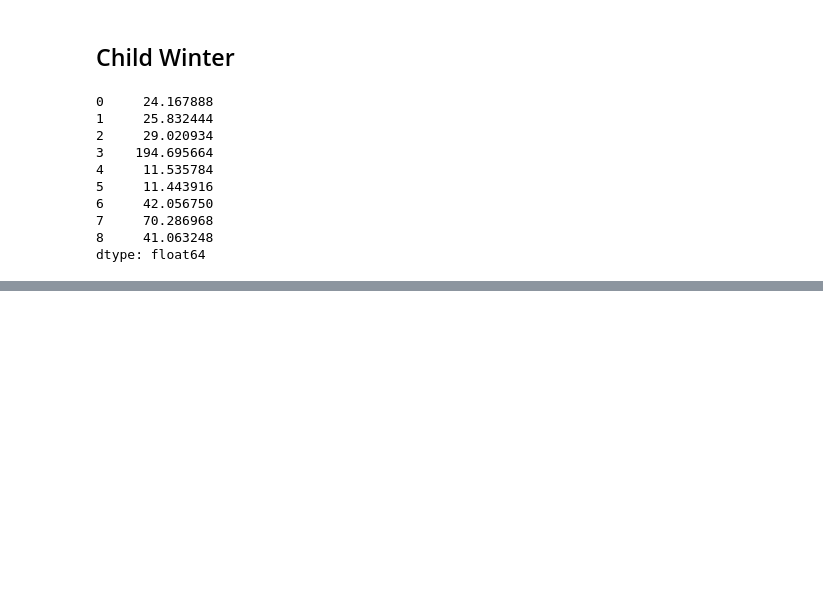
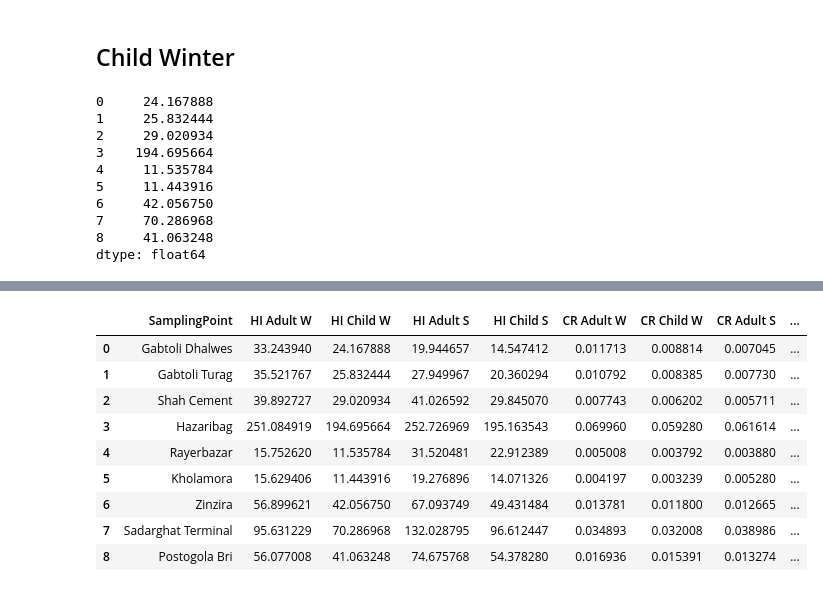
Before and after one commit to rakibhhridoy/OnGoingStudy, a Jupyter notebook: Buriganga/HealthRiskAssesment.ipynb, the cells around one changed output, grey strips where cells are left out. Saved outputs shown, nothing was run; the diff lists cells and outputs as text; code cells hidden in the pictures; blank space fills up the shorter version.

Commit message:
HealthRisk ++

```diff
--- a/Buriganga/HealthRiskAssesment.ipynb
+++ b/Buriganga/HealthRiskAssesment.ipynb
@@ -1249,8 +1276,8 @@ hq_derm = pd.DataFrame(data = {
 )
 
 hi = hq_derm + hq_ing
-hi = hi.sum(axis=1)
-hi
+hiwa = hi.sum(axis=1)
+hiwa
 # %% [output]
 0     33.243940
 1     35.521767
@@ -1370,8 +1600,8 @@ hq_derm = pd.DataFrame(data = {
 )
 
 hi = hq_derm + hq_ing
-hi = hi.sum(axis=1)
-hi
+hisa = hi.sum(axis=1)
+hisa
 # %% [output]
 0     19.944657
 1     27.949967
@@ -1491,8 +1818,8 @@ hq_derm = pd.DataFrame(data = {
 )
 
 hi = hq_derm + hq_ing
-hi = hi.sum(axis=1)
-hi
+hisc = hi.sum(axis=1)
+hisc
 # %% [output]
 0     14.547412
 1     20.360294
@@ -1612,8 +2036,8 @@ hq_derm = pd.DataFrame(data = {
 )
 
 hi = hq_derm + hq_ing
-hi = hi.sum(axis=1)
-hi
+hiwc = hi.sum(axis=1)
+hiwc
 # %% [output]
 0     24.167888
 1     25.832444
@@ -2324,0 +2190,25 @@ def hq_non_adult(ds):
+# %%
+healthRisk = pd.DataFrame(data={
+    "SamplingPoint": df.SamplingPoint,
+    "HI Adult W": hiwa,
+    "HI Child W": hiwc,
+    "HI Adult S": hisa,
+    "HI Child S": hisc,
+    "CR Adult W": ilcr_wadult,
+    "CR Child W": ilcr_wchild,
+    "CR Adult S": ilcr_sadult,
+    "CR Child S": ilcr_schild,
+})
+
+healthRisk
+# %% [output]
+|  | SamplingPoint | HI Adult W | HI Child W | HI Adult S | HI Child S | CR Adult W | CR Child W | CR Adult S | ... |
+| 0 | Gabtoli Dhalwes | 33.243940 | 24.167888 | 19.944657 | 14.547412 | 0.011713 | 0.008814 | 0.007045 | ... |
+| 1 | Gabtoli Turag | 35.521767 | 25.832444 | 27.949967 | 20.360294 | 0.010792 | 0.008385 | 0.007730 | ... |
+| 2 | Shah Cement | 39.892727 | 29.020934 | 41.026592 | 29.845070 | 0.007743 | 0.006202 | 0.005711 | ... |
+| 3 | Hazaribag | 251.084919 | 194.695664 | 252.726969 | 195.163543 | 0.069960 | 0.059280 | 0.061614 | ... |
+| 4 | Rayerbazar | 15.752620 | 11.535784 | 31.520481 | 22.912389 | 0.005008 | 0.003792 | 0.003880 | ... |
+| 5 | Kholamora | 15.629406 | 11.443916 | 19.276896 | 14.071326 | 0.004197 | 0.003239 | 0.005280 | ... |
+| 6 | Zinzira | 56.899621 | 42.056750 | 67.093749 | 49.431484 | 0.013781 | 0.011800 | 0.012665 | ... |
+| 7 | Sadarghat Terminal | 95.631229 | 70.286968 | 132.028795 | 96.612447 | 0.034893 | 0.032008 | 0.038986 | ... |
+| 8 | Postogola Bri | 56.077008 | 41.063248 | 74.675768 | 54.378280 | 0.016936 | 0.015391 | 0.013274 | ... |
```
Also changed, not shown: parts of 19 cells of this notebook, 2 other files.
